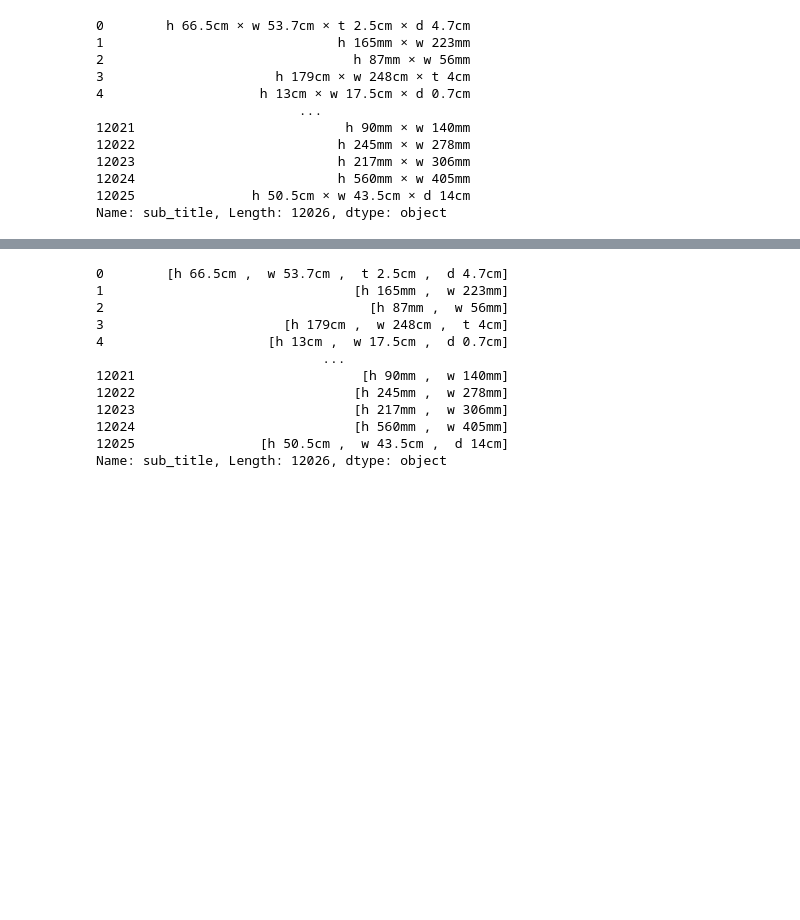
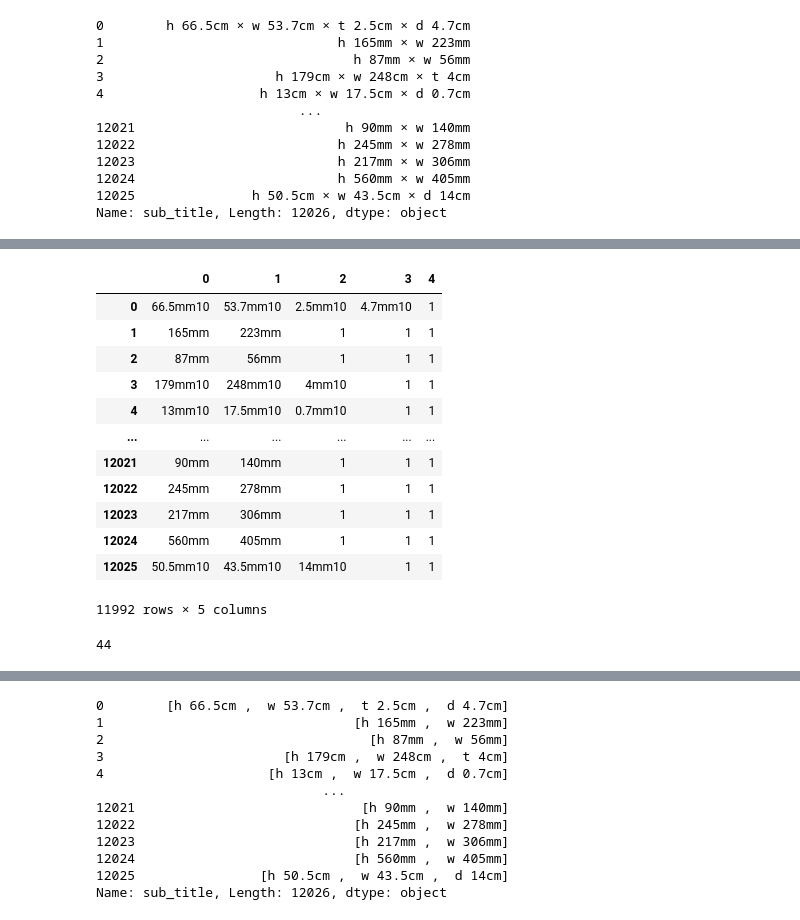
Before and after one commit to heizari/atma_10_art, a Jupyter notebook: notebook/008_EDA.ipynb, the cells around one changed output, grey strips where cells are left out. Cells and saved outputs as stored; diff of their text form; code cells hidden in the pictures; blank space fills up the shorter version.

```diff
--- a/notebook/008_EDA.ipynb
+++ b/notebook/008_EDA.ipynb
@@ -48,0 +63,2 @@ split = sub_title_df.str.split(' × ',expand=True)
+# %%
+size_mm_df = size_df.replace('cm','mm10',regex=True)
@@ -58,0 +97,16 @@ for i in range(len(split.columns)):
+# %%
+size_mm_df
+# %% [output]
+|  | 0 | 1 | 2 | 3 | 4 |
+| 0 | 66.5mm10 | 53.7mm10 | 2.5mm10 | 4.7mm10 | 1 |
+| 1 | 165mm | 223mm | 1 | 1 | 1 |
+| 2 | 87mm | 56mm | 1 | 1 | 1 |
+| 3 | 179mm10 | 248mm10 | 4mm10 | 1 | 1 |
+| 4 | 13mm10 | 17.5mm10 | 0.7mm10 | 1 | 1 |
+| ... | ... | ... | ... | ... | ... |
+| 12021 | 90mm | 140mm | 1 | 1 | 1 |
+| 12022 | 245mm | 278mm | 1 | 1 | 1 |
+| 12023 | 217mm | 306mm | 1 | 1 | 1 |
+| 12024 | 560mm | 405mm | 1 | 1 | 1 |
+| 12025 | 50.5mm10 | 43.5mm10 | 14mm10 | 1 | 1 |
+11992 rows × 5 columns
@@ -58,0 +120,4 @@ for i in range(len(split.columns)):
+# %%
+hasg[3].sum()
+# %% [output]
+44
```
Also changed, not shown: parts of 19 cells of this notebook, 3 other files.
